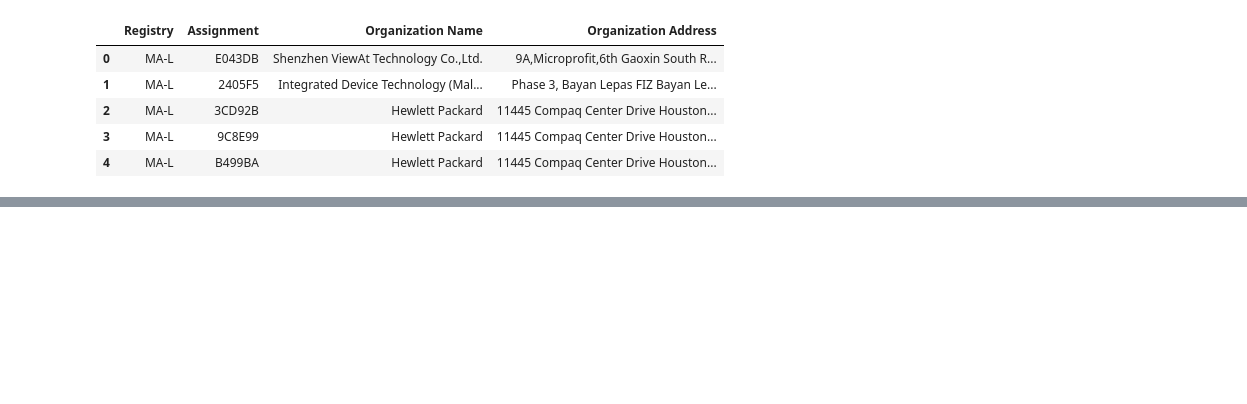
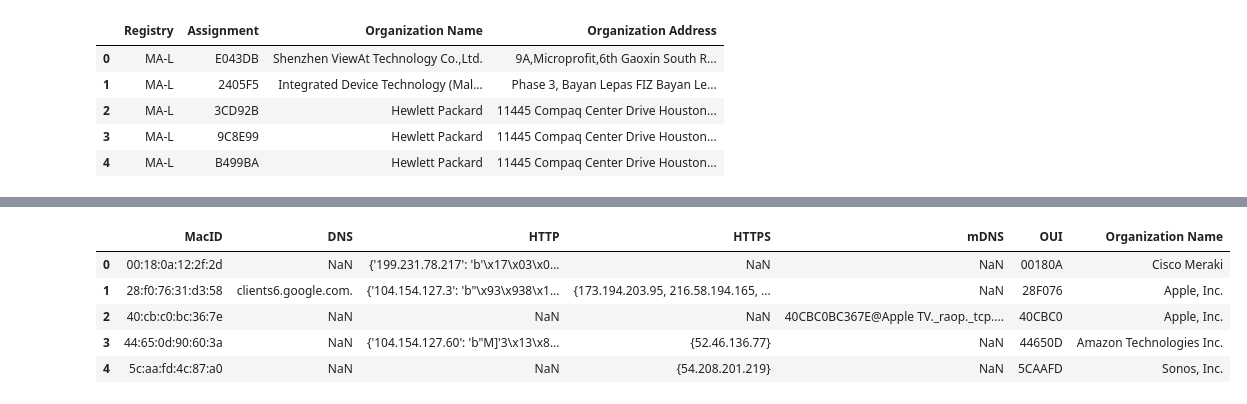
Before and after one commit to daghan/W210-IoT, a Jupyter notebook: IoT.ipynb, the cells around one changed output, grey strips where cells are left out. Drawn from its saved outputs; the diff is of its cells as text; code cells hidden in the pictures; blank space fills up the shorter version.

```diff
--- a/IoT.ipynb
+++ b/IoT.ipynb
@@ -60,10 +60,7 @@ for i in range(len(packets)):
         if(packet[DNS].haslayer(DNSRR)):
             rrname = packet[DNS][DNSRR].rrname.decode("utf-8")
             if mac_id not in d:
-                d[mac_id] = {
-                            'Manufacturer': p.get_all(mac_id)[0],
-                            dns_type: rrname
-                            }
+                d[mac_id] = {dns_type: rrname}
             else:
                 if dns_type in d[mac_id]:
                     d[mac_id][dns_type] += "," + rrname
@@ -79,10 +76,7 @@ for i in range(len(packets)):
                 # This is https, just record high level data
                 if ((IPy(IP_src).iptype() == "PRIVATE") and (IPy(IP_dst).iptype() == "PUBLIC")):
                     if mac_id not in d:
-                        d[mac_id] = {
-                                    'Manufacturer': p.get_all(mac_id)[0],
-                                    'HTTPS': {IP_dst}
-                                    }
+                        d[mac_id] = {'HTTPS': {IP_dst}}
                     else:
                         if 'HTTPS' in d[mac_id]:
                             d[mac_id]['HTTPS'].add(IP_dst)
@@ -96,10 +90,7 @@ for i in range(len(packets)):
                     payload = ""
                 if ((IPy(IP_src).iptype() == "PRIVATE") and (IPy(IP_dst).iptype() == "PUBLIC")):
                     if mac_id not in d:
-                        d[mac_id] = {
-                                    'Manufacturer': p.get_all(mac_id)[0],
-                                    'HTTP': {IP_dst: payload}
-                                    }
+                        d[mac_id] = {'HTTP': {IP_dst: payload}}
                     else:
                         if 'HTTP' in d[mac_id]:
                             if IP_dst in d[mac_id]['HTTP']:
@@ -199,0 +151,18 @@ ar         : DNSRRField                          = (None)
+# %%
+# Let's extract the Organization Unique Identifier, aka OUI from the MAC address
+# which is simply the first 6 alphanumerical characters
+dframe['OUI'] = dframe['MacID'].apply(lambda x: ''.join(x.upper().split(':')[0:3]))
+
+# Merging the manufacturer information from the master database (downloaded from the IEEE website)
+# with our dataframe
+dframe = dframe.merge(OUI_df[list(['Assignment', 'Organization Name'])],
+             left_on = 'OUI',  right_on= 'Assignment', how = 'left')\
+            [list(['MacID', 'DNS', 'HTTP', 'HTTPS', 'mDNS', 'OUI', 'Organization Name'])]
+dframe.head()
+# %% [output]
+|  | MacID | DNS | HTTP | HTTPS | mDNS | OUI | Organization Name |
+| 0 | 00:18:0a:12:2f:2d | NaN | {'199.231.78.217': 'b'\x17\x03\x0... | NaN | NaN | 00180A | Cisco Meraki |
+| 1 | 28:f0:76:31:d3:58 | clients6.google.com. | {'104.154.127.3': 'b"\x93\x938\x1... | {173.194.203.95, 216.58.194.165, ... | NaN | 28F076 | Apple, Inc. |
+| 2 | 40:cb:c0:bc:36:7e | NaN | NaN | NaN | 40CBC0BC367E@Apple TV._raop._tcp.... | 40CBC0 | Apple, Inc. |
+| 3 | 44:65:0d:90:60:3a | NaN | {'104.154.127.60': 'b"M]'3\x13\x8... | {52.46.136.77} | NaN | 44650D | Amazon Technologies Inc. |
+| 4 | 5c:aa:fd:4c:87:a0 | NaN | NaN | {54.208.201.219} | NaN | 5CAAFD | Sonos, Inc. |
```
Also changed, not shown: parts of 18 cells of this notebook, 2 other files.
